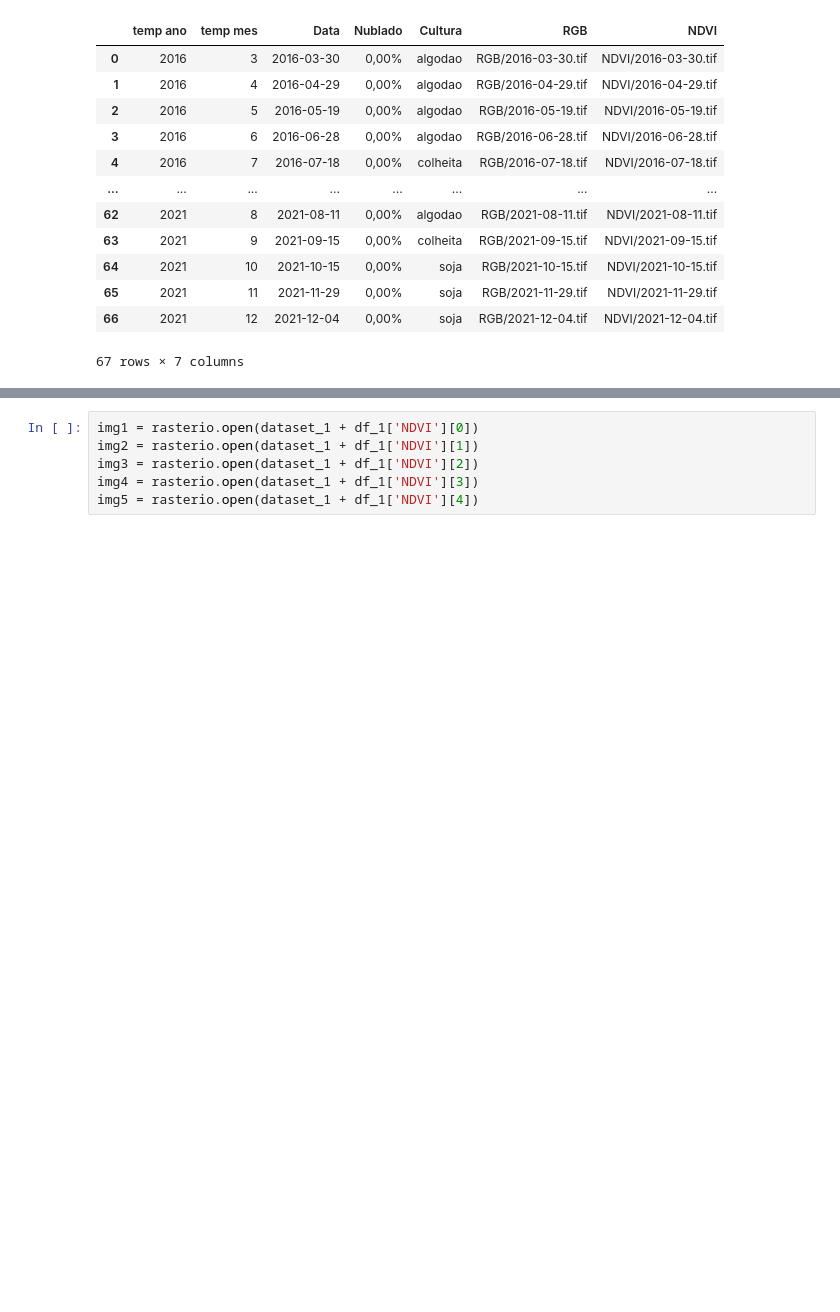
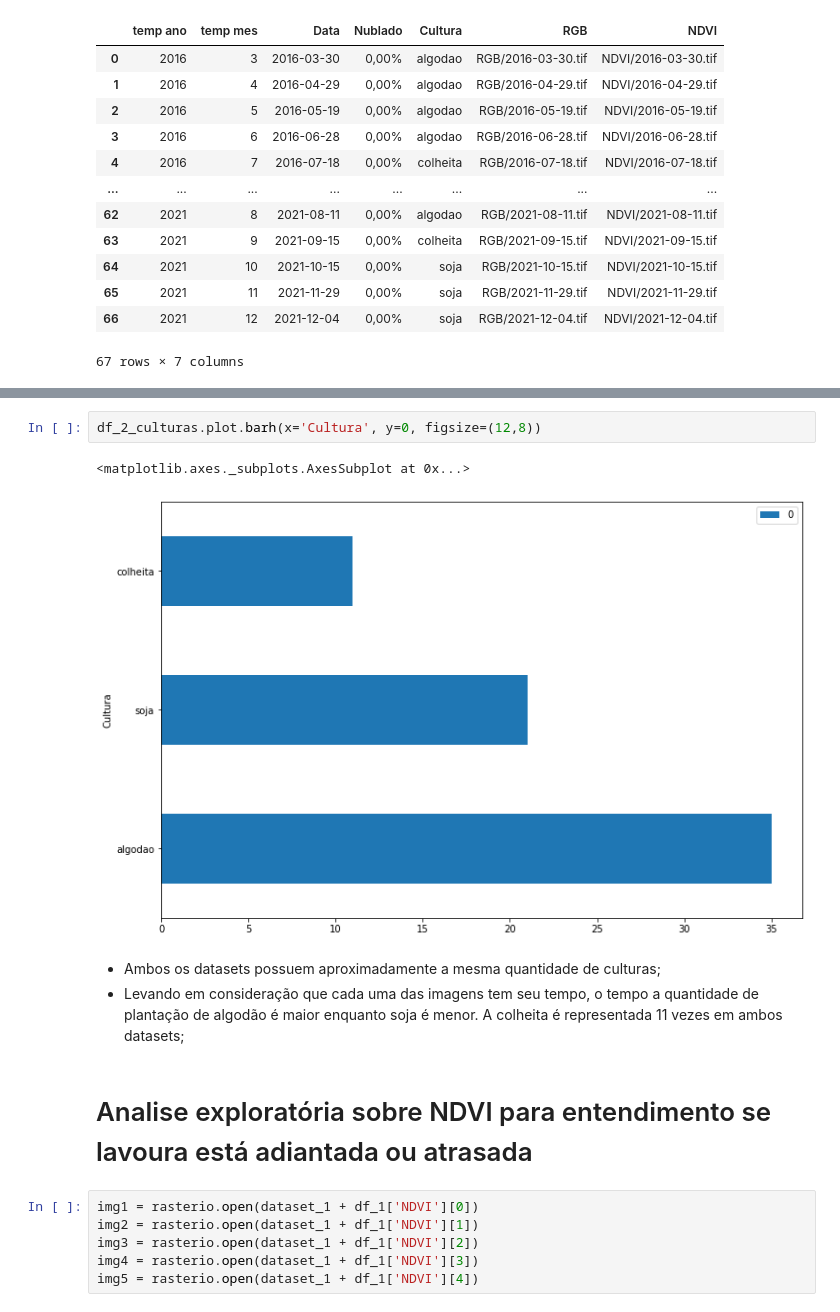
Before and after one commit to g-roger/analise-vegetativa-bemagro, a Jupyter notebook: 20ia_05_EDA_bemagro.ipynb, the cells around one changed output, grey strips where cells are left out. Saved outputs shown, nothing was run; the diff lists cells and outputs as text; blank space fills up the shorter version.

```diff
--- a/20ia_05_EDA_bemagro.ipynb
+++ b/20ia_05_EDA_bemagro.ipynb
@@ -99,3 +202,13 @@ df_2
+# %%
+df_2_culturas.plot.barh(x='Cultura', y=0, figsize=(12,8))
+# %% [output]
+<matplotlib.axes._subplots.AxesSubplot at 0x...>
+[figure, added]
+# %% [markdown]
+- Ambos os datasets possuem aproximadamente a mesma quantidade de culturas;
+- Levando em consideração que cada uma das imagens tem seu tempo, o tempo a quantidade de plantação de algodão é maior enquanto soja é menor. A colheita é representada 11 vezes em ambos datasets;
+# %% [markdown]
+# Analise exploratória sobre NDVI para entendimento se lavoura está adiantada ou atrasada
 # %%
 img1 = rasterio.open(dataset_1 + df_1['NDVI'][0])
 img2 = rasterio.open(dataset_1 + df_1['NDVI'][1])
```
Also changed, not shown: parts of 26 cells of this notebook.
